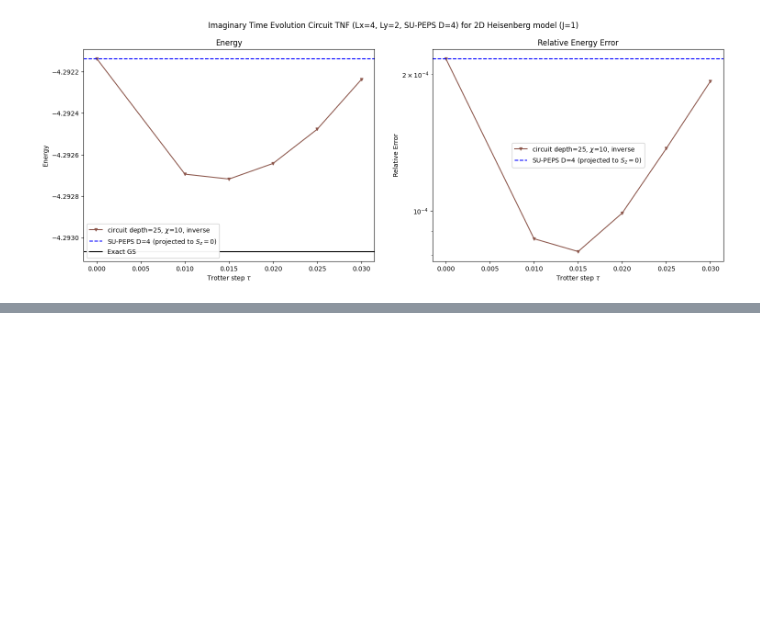
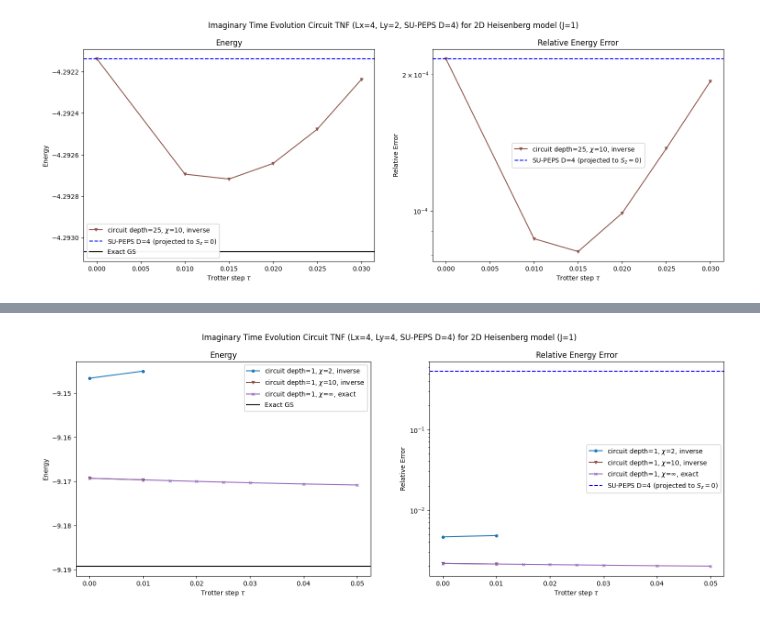
Before and after one commit to sjdu10/vmc_torch, a Jupyter notebook: vmc_torch/experiment/circuitTNF/plot2d.ipynb, the cells around one changed output, grey strips where cells are left out. Drawn from its saved outputs; the diff is of its cells as text; code cells hidden in the pictures; blank space fills up the shorter version.

```diff
--- a/vmc_torch/experiment/circuitTNF/plot2d.ipynb
+++ b/vmc_torch/experiment/circuitTNF/plot2d.ipynb
@@ -433,3 +433,86 @@ Exact ground state energy: -4.293066456657067
 Unprojected SU state energy: -4.238256202064062
 SU-PEPS D=4 energy: -4.292137518079109
 [figure]
+# %%
+from matplotlib import pyplot as plt
+import numpy as np
+import json
+
+Lx = 4
+Ly = 4
+D = 4
+fig, ax = plt.subplots(1, 2, figsize=(18, 6))
+for from_which in ['zmax']:
+    # from_which = 'xmax'
+    direction = 'spatial' if from_which[0]=='y' else 'inverse'
+    # read json data
+    data = json.load(open(f"./data/circuitTNF2d_heis_Lx{Lx}_Ly{Ly}_D{D}_exact_sampling_results_{from_which}.json", 'r'))
+
+    data_dict = {}
+
+    for name, Es in data.items():
+        parts = name.split('_')
+        depth = int(parts[3].split('=')[1])
+        tau = float(parts[4].split('=')[1])
+        max_bond = int(parts[5].split('=')[1])
+        data_dict[(depth, tau, max_bond)] = Es
+
+    depth = 1
+    chis = [2, 4, 6, 8, 10, -1]
+    chi_symbol = {2: 'o', 4: 's', 6: '^', 8: 'D', -1: 'x', 10: 'v'}
+    chi_colors = {2: 'tab:blue', 4: 'tab:green', 6: 'tab:orange', 8: 'tab:red', -1: 'tab:purple', 10: 'tab:brown'}
+    direction_linestyles = {'spatial': '--', 'inverse': '-'}
+    chi_tau_Es = {chi: [] for chi in chis}
+    exact_E = data_dict.values().__iter__().__next__()[2]
+    print(f'Exact ground state energy: {exact_E}')
+    SU_E_raw = data_dict.values().__iter__().__next__()[1]
+    print(f'Unprojected SU state energy: {SU_E_raw}')
+    for depth_tau_chi, Es in data_dict.items():
+        d, tau, chi = depth_tau_chi
+        if d == depth and chi in chis:
+            chi_tau_Es[chi].append([tau, Es[0]])  # (tau, variational energy)
+            # if tau==0.0:
+            #     SU_E = Es[0]
+            #     print(f'Projected SU state energy: {SU_E}')
+
+    for chi, values in chi_tau_Es.items():
+        chi_tau_Es[chi] = np.array(values).transpose()
+
+
+    for chi, plot_data in chi_tau_Es.items():
+        try:
+            taus, Es = plot_data
+            # sort by taus
+            sorted_indices = np.argsort(taus)
+            taus = taus[sorted_indices]
+            Es = Es[sorted_indices]
+            chi_legend = chi if chi != -1 else r'$\infty$'
+            direction_legend = direction if chi != -1 else 'exact'
+            ax[0].plot(taus, Es, label=rf'circuit depth={depth}, $\chi$={chi_legend}, {direction_legend}', marker=chi_symbol[chi], markersize=4, linestyle=direction_linestyles[direction], color=chi_colors[chi])
+
+            # rel err
+            rel_errs = np.abs((Es - exact_E) / exact_E)
+            ax[1].plot(taus, rel_errs,  label=rf'circuit depth={depth}, $\chi$={chi_legend}, {direction_legend}', marker=chi_symbol[chi], markersize=4, linestyle=direction_linestyles[direction], color=chi_colors[chi])
+
+        except ValueError:
+            continue
+
+# SU_E = -4.037483743834537 if D==2 else -4.292137518079109 if D==4 else None
+# print(f'SU-PEPS D={D} energy: {SU_E}')
+# ax[0].axhline(y=SU_E_raw, color='gray', linestyle='--', label=rf'SU-PEPS D={D} (unprojected)')
+# ax[0].axhline(y=SU_E, color='b', linestyle='--', label=rf'SU-PEPS D={D} (projected to $S_z=0$)')
+ax[0].axhline(y=exact_E, color='black', linestyle='-', label='Exact GS')
+ax[0].set_xlabel(r'Trotter step $\tau$')
+ax[0].set_ylabel('Energy')
+ax[0].set_title('Energy')
+ax[0].legend(framealpha=0.95)
+
+ax[1].axhline(y=abs((SU_E - exact_E)/exact_E), color='b', linestyle='--', label=f'SU-PEPS D={D} (projected to $S_z=0$)')
+ax[1].set_yscale('log')
+ax[1].set_xlabel(r'Trotter step $\tau$')
+ax[1].set_ylabel('Relative Error')
+ax[1].set_title('Relative Energy Error')
+ax[1].legend(framealpha=0.95)
+plt.suptitle(rf'Imaginary Time Evolution Circuit TNF (Lx={Lx}, Ly={Ly}, SU-PEPS D={D}) for 2D Heisenberg model (J=1)')
+plt.show()
+# %% [output]
@@ -435,0 +521 @@ SU-PEPS D=4 energy: -4.292137518079109
+[figure, added]
```
Also changed, not shown: parts of 1 cell of this notebook, 9 other files.
